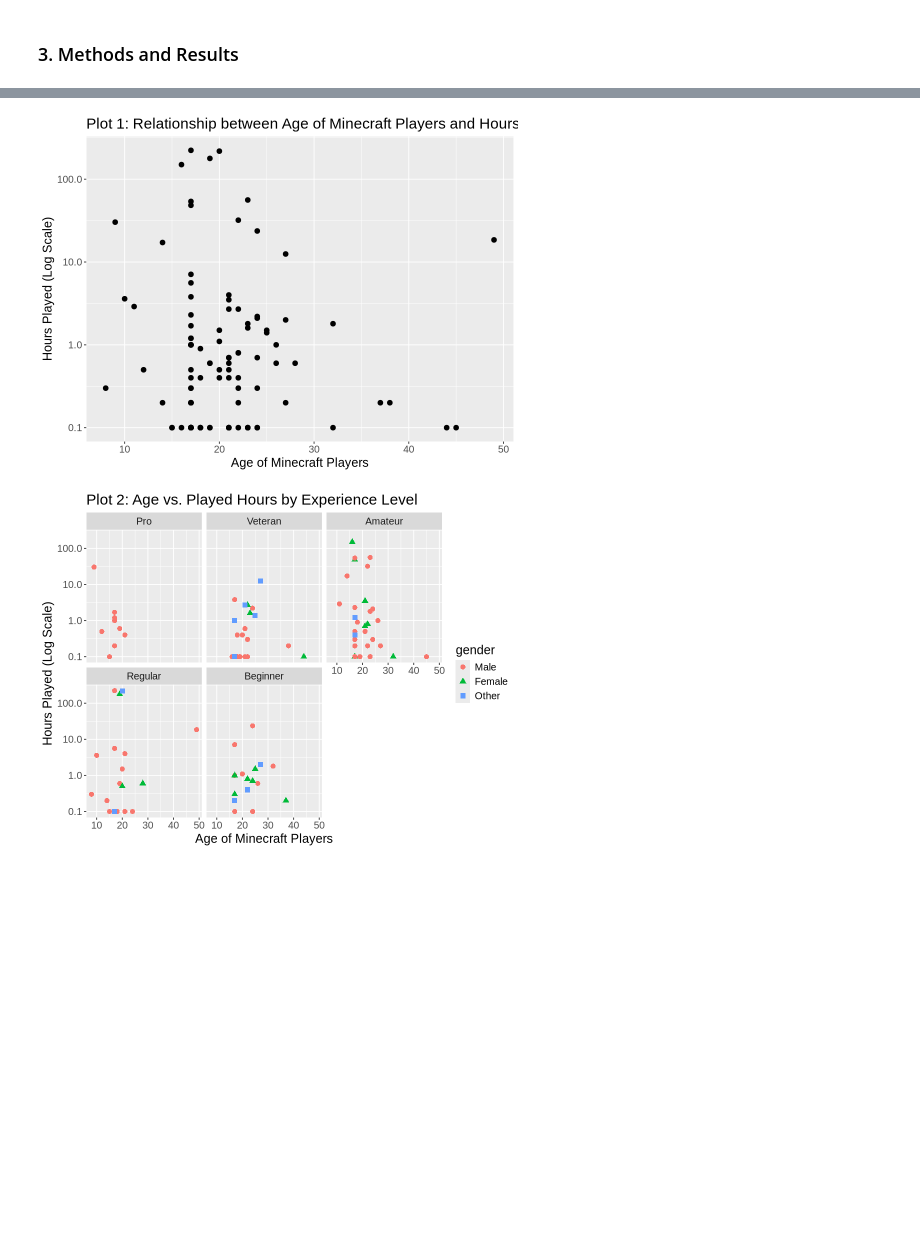
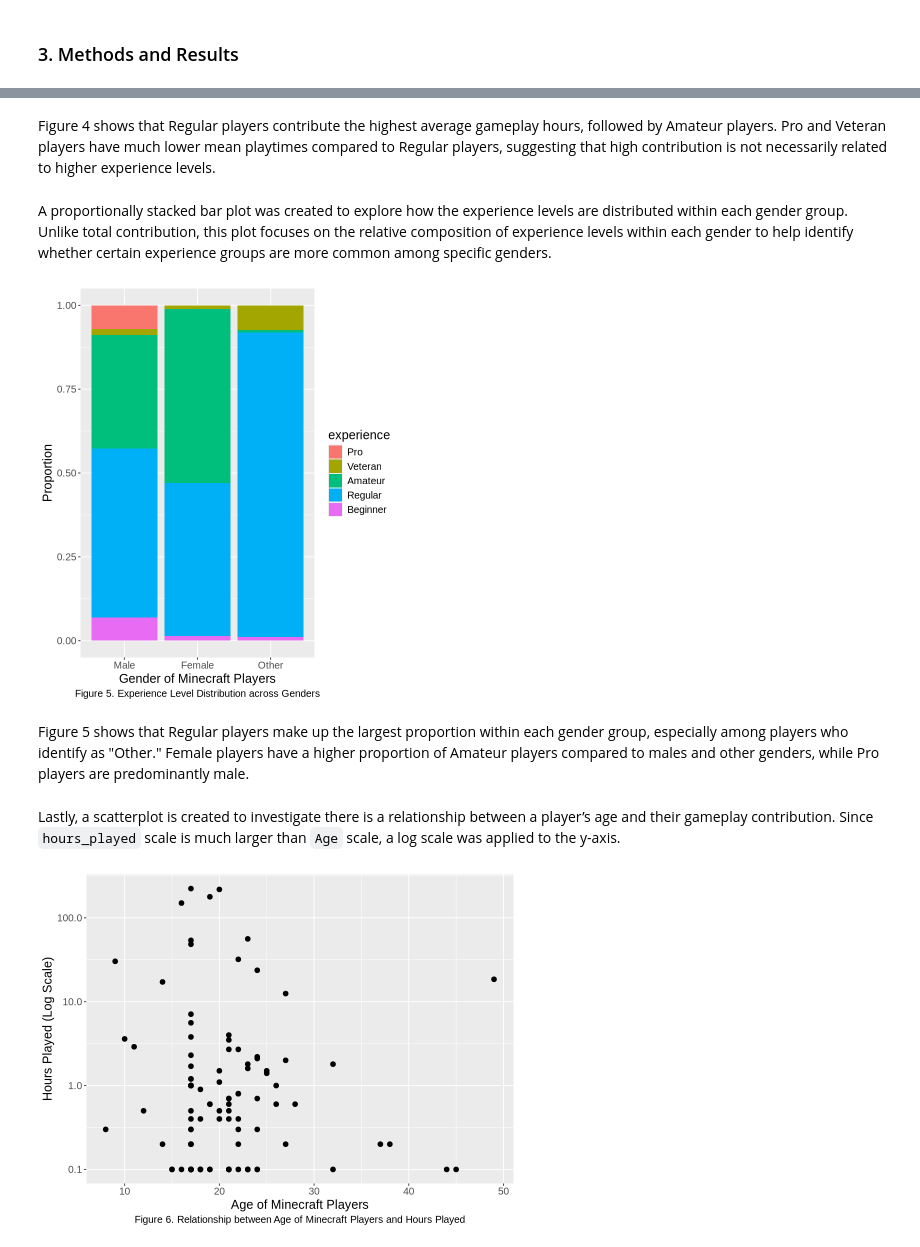
Before and after one commit to shimkelly/dsci-100-2025S1-project, a Jupyter notebook: dsci100-project.ipynb, the cells around one changed output, grey strips where cells are left out. Saved outputs shown, nothing was run; the diff lists cells and outputs as text; code cells hidden in the pictures; blank space fills up the shorter version.

```diff
--- a/dsci100-project.ipynb
+++ b/dsci100-project.ipynb
@@ -304,65 +308,35 @@ Scatter plot : age vs played_hours color with gender and experience separately -
+# %% [markdown]
+Figure 4 shows that Regular players contribute the highest average gameplay hours, followed by Amateur players. Pro and Veteran players have much lower mean playtimes compared to Regular players, suggesting that high contribution is not necessarily related to higher experience levels.
+# %% [markdown]
+A proportionally stacked bar plot was created to explore how the experience levels are distributed within each gender group. Unlike total contribution, this plot focuses on the relative composition of experience levels within each gender to help identify whether certain experience groups are more common among specific genders.
+# %%
+options(repr.plot.width = 6, repr.plot.height = 7)
+gender_vs_hrs <- players_clean |>
+    ggplot(aes(x = gender, y = played_hours, fill = experience)) +
+           geom_bar(stat = "identity", position = "fill") +
+           xlab("Gender of Minecraft Players") +
+           ylab("Proportion") +
+           theme(text = element_text(size = 15), plot.caption = element_text(hjust = 0.5, size = 12)) +
+           labs(caption = "Figure 5. Experience Level Distribution across Genders")
+gender_vs_hrs
+# %% [output]
+[figure, added]
+# %% [markdown]
+Figure 5 shows that Regular players make up the largest proportion within each gender group, especially among players who identify as "Other." Female players have a higher proportion of Amateur players compared to males and other genders, while Pro players are predominantly male.
+# %% [markdown]
+Lastly, a scatterplot is created to investigate there is a relationship between a player’s age and their gameplay contribution. Since `hours_played` scale is much larger than `Age` scale, a log scale was applied to the y-axis.
 # %%
+# relationship between age of players and played hours
 options(repr.plot.width = 8, repr.plot.height = 6)
 age_vs_hrs_1 <- players_clean |>
                 ggplot(aes(x = Age, y = played_hours)) +
                 geom_point(size = 2.5) +
                 labs(x = "Age of Minecraft Players",
                      y = "Hours Played (Log Scale)") +
                 scale_y_log10() +
-                theme(text = element_text(size = 15)) +
-                ggtitle("Plot 1: Relationship between Age of Minecraft Players and Hours Played")
+                theme(text = element_text(size = 15), plot.caption = element_text(hjust = 0.5, size = 12)) +
+                labs(caption = "Figure 6. Relationship between Age of Minecraft Players and Hours Played")
 
 age_vs_hrs_1
-
-age_vs_hrs_2 <- players_clean |>
-                ggplot(aes(x = Age, y = played_hours, color = gender, shape = gender)) +
-                geom_point(size = 2.5) +
-                labs(x = "Age of Minecraft Players",
-                     y = "Hours Played (Log Scale)") +
-                scale_y_log10() +
-                theme(text = element_text(size = 15)) +
-                facet_wrap(~experience) +
-                ggtitle("Plot 2: Age vs. Played Hours by Experience Level")
-
-age_vs_hrs_2
-
-options(repr.plot.width = 8, repr.plot.height = 8)
-gender_vs_hrs <- players_clean |>
-    ggplot(aes(x = gender, y = played_hours, fill = experience)) +
-           geom_bar(stat = "identity") +
-           xlab("Gender of Minecraft Players") +
-           ylab("Total Hours played") +
-           ggtitle("Plot 3: Gender vs. Total Hours Played, Filled by Experience") +
-           theme(text = element_text(size = 15))
-
-gender_vs_hrs
-
-exp_vs_hrs <- players_clean |>
-    ggplot(aes(x = experience, y = played_hours, fill = gender)) +
-           geom_bar(stat = "identity") +
-           xlab("Experience Level") +
-           ylab("Total Hours played") +
-           labs(fill = "Gender", title = "Plot 4: Experience Level vs. Total Hours Played, Filled by Gender") +
-           theme(text = element_text(size = 15))
-exp_vs_hrs
-
-gender_vs_mean_hrs <- mean_hours_gender |>
-    ggplot(aes(x = gender, y = mean_played_hours)) +
-           geom_bar(stat = "identity") +
-           xlab("Gender") +
-           ylab("Mean Hours Played") +
-           ggtitle("Plot 5: Gender vs. Mean Hours Played") +
-           theme(text = element_text(size = 15))
-gender_vs_mean_hrs
-
-exp_vs_mean_hrs <- mean_hours_experience |>
-    ggplot(aes(x = experience, y = mean_played_hours)) +
-           geom_bar(stat = "identity") +
-           xlab("Experience level") +
-           ylab("Mean Hours Played") +
-           ggtitle("Plot 6: Experience Level vs Mean Hours Played") +
-           theme(text = element_text(size = 15))
-exp_vs_mean_hrs
 # %% [output]
-[figure, old version]
+[figure, new version]
-[figure, removed]
```
Also changed, not shown: parts of 46 cells of this notebook.
